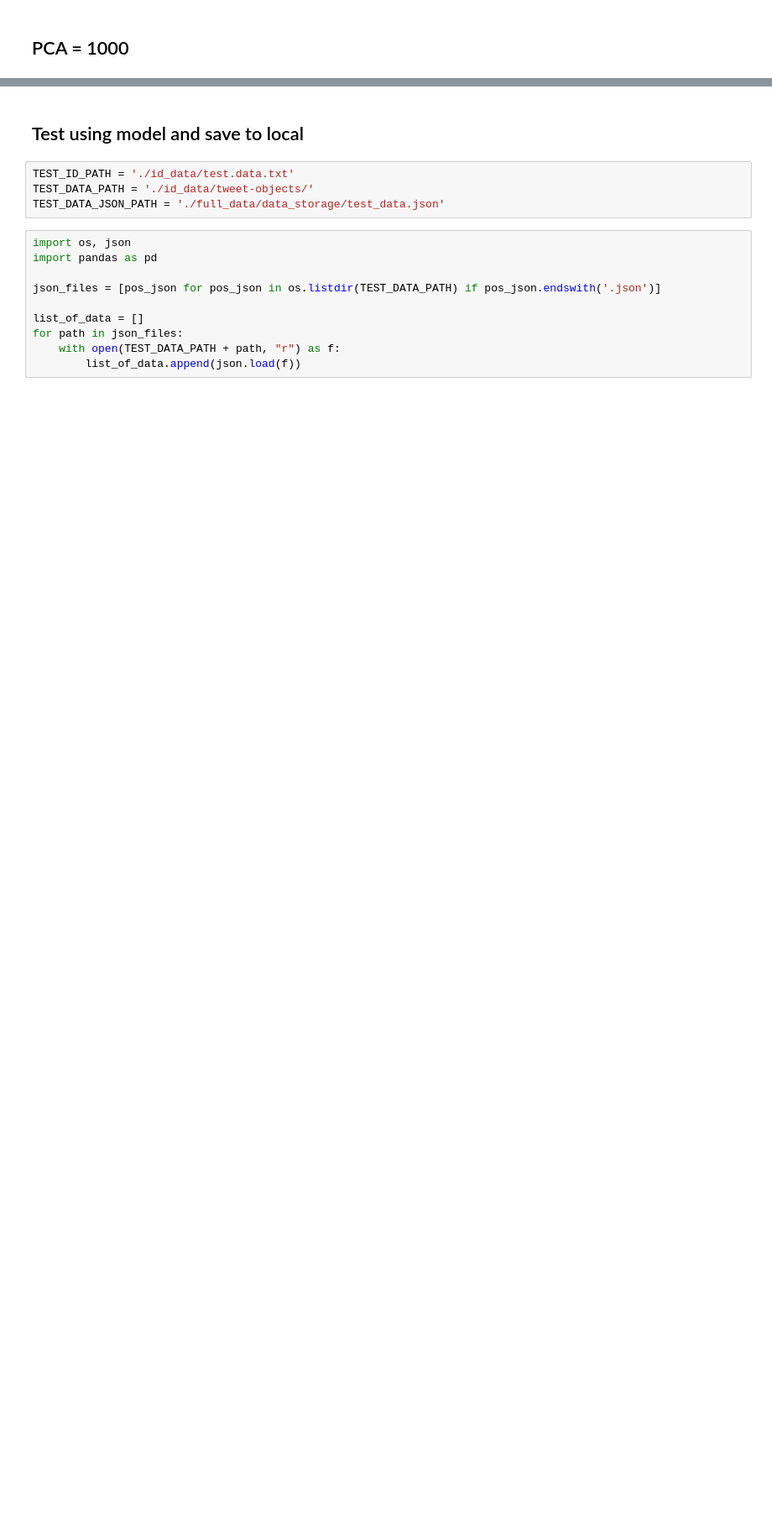
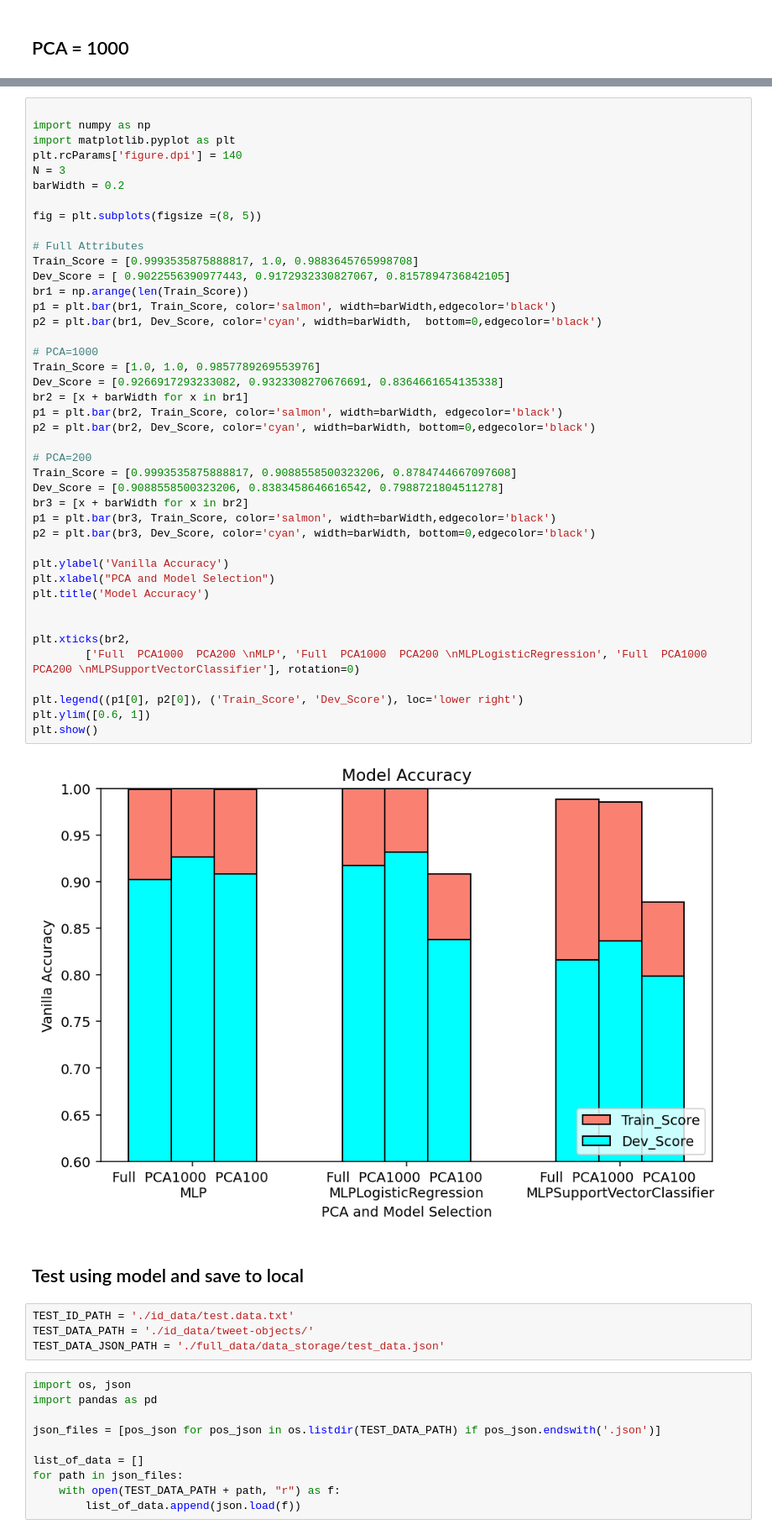
Before and after one commit to lich2000117/Fake-Tweets-Rumour-Detection, a Jupyter notebook: Analysis.ipynb, the cells around one changed output, grey strips where cells are left out. Shown at 84% size. Saved outputs shown, nothing was run; the diff lists cells and outputs as text; blank space fills up the shorter version.

```diff
--- a/Analysis.ipynb
+++ b/Analysis.ipynb
@@ -411,3 +628,47 @@ Test Score:  0.8364661654135338
+# %%
+
+import numpy as np
+import matplotlib.pyplot as plt
+plt.rcParams['figure.dpi'] = 140
+N = 3
+barWidth = 0.2
+
+fig = plt.subplots(figsize =(8, 5))
+
+# Full Attributes
+Train_Score = [0.9993535875888817, 1.0, 0.9883645765998708]
+Dev_Score = [ 0.9022556390977443, 0.9172932330827067, 0.8157894736842105]
+br1 = np.arange(len(Train_Score))
+p1 = plt.bar(br1, Train_Score, color='salmon', width=barWidth,edgecolor='black')
+p2 = plt.bar(br1, Dev_Score, color='cyan', width=barWidth,  bottom=0,edgecolor='black')
+
+# PCA=1000
+Train_Score = [1.0, 1.0, 0.9857789269553976]
+Dev_Score = [0.9266917293233082, 0.9323308270676691, 0.8364661654135338]
+br2 = [x + barWidth for x in br1]
+p1 = plt.bar(br2, Train_Score, color='salmon', width=barWidth, edgecolor='black')
+p2 = plt.bar(br2, Dev_Score, color='cyan', width=barWidth, bottom=0,edgecolor='black')
+
+# PCA=200
+Train_Score = [0.9993535875888817, 0.9088558500323206, 0.8784744667097608]
+Dev_Score = [0.9088558500323206, 0.8383458646616542, 0.7988721804511278]
+br3 = [x + barWidth for x in br2]
+p1 = plt.bar(br3, Train_Score, color='salmon', width=barWidth,edgecolor='black')
+p2 = plt.bar(br3, Dev_Score, color='cyan', width=barWidth, bottom=0,edgecolor='black')
+
+plt.ylabel('Vanilla Accuracy')
+plt.xlabel("PCA and Model Selection")
+plt.title('Model Accuracy')
+
+
+plt.xticks(br2,
+        ['Full  PCA1000  PCA200 \nMLP', 'Full  PCA1000  PCA200 \nMLPLogisticRegression', 'Full  PCA1000  PCA200 \nMLPSupportVectorClassifier'], rotation=0)
+
+plt.legend((p1[0], p2[0]), ('Train_Score', 'Dev_Score'), loc='lower right')
+plt.ylim([0.6, 1])
+plt.show()
+# %% [output]
+[figure, added]
 # %% [markdown]
 ## Test using model and save to local
 # %%
```
Also changed, not shown: parts of 17 cells of this notebook, 5 other files.
